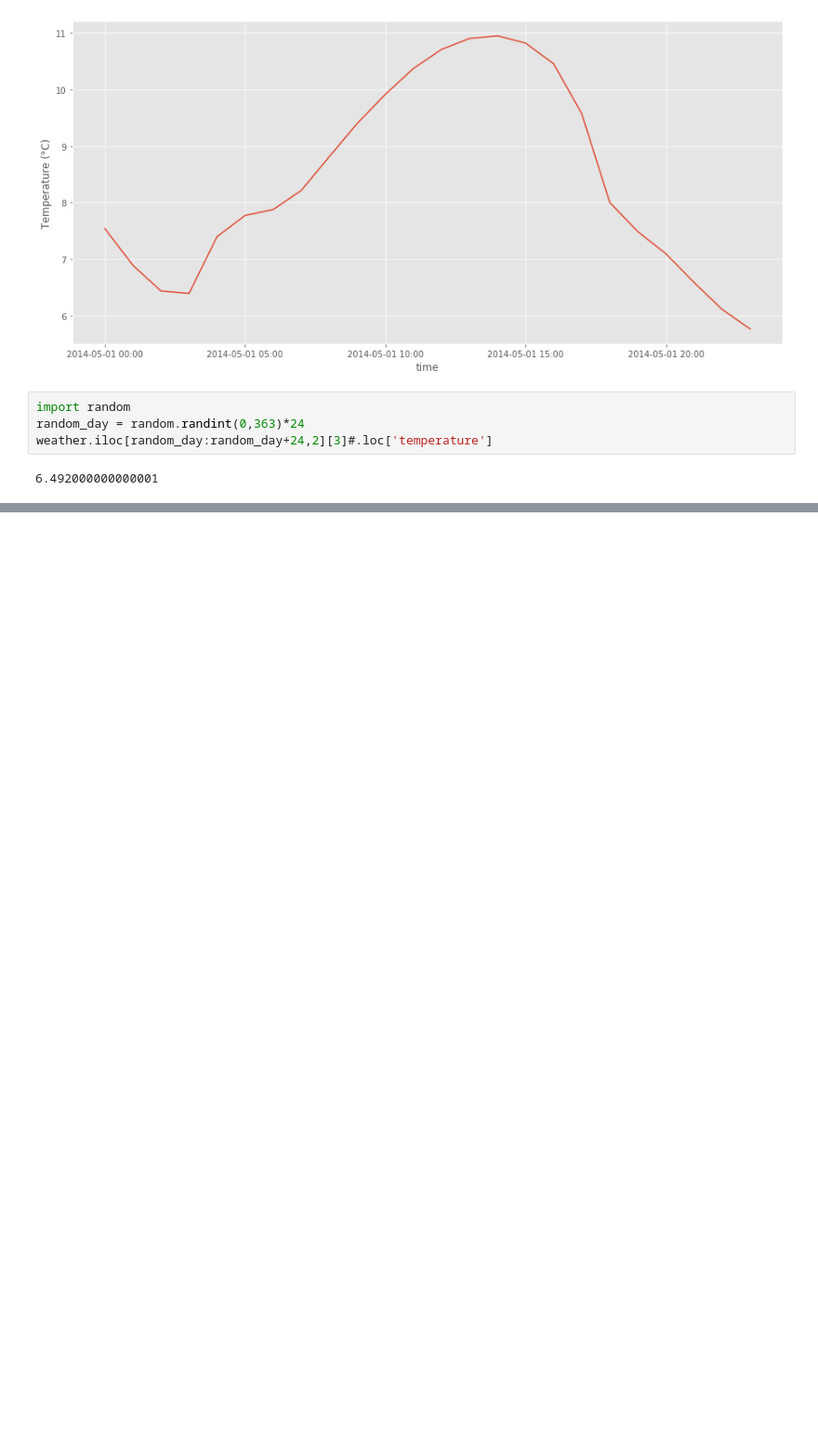
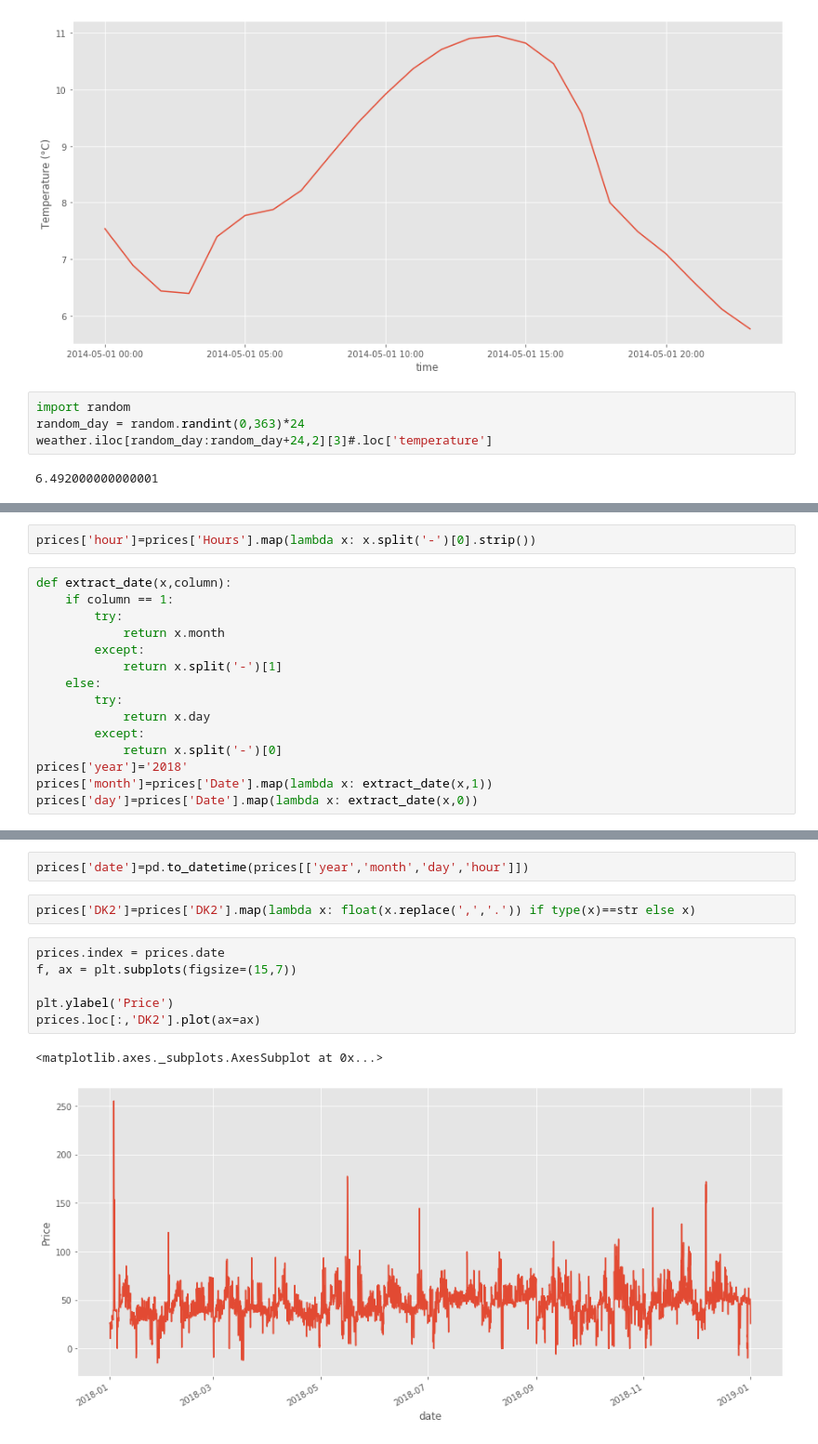
Before and after one commit to Cernewein/heating-RL-agent, a Jupyter notebook: Notebooks/Input Data exploration.ipynb, the cells around one changed output, grey strips where cells are left out. Shown at 93% size. Saved outputs shown, nothing was run; the diff lists cells and outputs as text; blank space fills up the shorter version.

Commit message:
Started visaulization and transformation of prices

```diff
--- a/Notebooks/Input Data exploration.ipynb
+++ b/Notebooks/Input Data exploration.ipynb
@@ -82,0 +89,17 @@ weather.iloc[random_day:random_day+24,2][3]#.loc['temperature']
+# %%
+prices['hour']=prices['Hours'].map(lambda x: x.split('-')[0].strip())
+# %%
+def extract_date(x,column):
+    if column == 1:
+        try:
+            return x.month
+        except:
+            return x.split('-')[1]
+    else:
+        try:
+            return x.day
+        except:
+            return x.split('-')[0]
+prices['year']='2018'
+prices['month']=prices['Date'].map(lambda x: extract_date(x,1))
+prices['day']=prices['Date'].map(lambda x: extract_date(x,0))
@@ -82,0 +122,13 @@ weather.iloc[random_day:random_day+24,2][3]#.loc['temperature']
+# %%
+prices['date']=pd.to_datetime(prices[['year','month','day','hour']])
+# %%
+prices['DK2']=prices['DK2'].map(lambda x: float(x.replace(',','.')) if type(x)==str else x)
+# %%
+prices.index = prices.date
+f, ax = plt.subplots(figsize=(15,7))
+
+plt.ylabel('Price')
+prices.loc[:,'DK2'].plot(ax=ax)
+# %% [output]
+<matplotlib.axes._subplots.AxesSubplot at 0x...>
+[figure, added]
```
Also changed, not shown: parts of 4 cells of this notebook, 4 other files.
